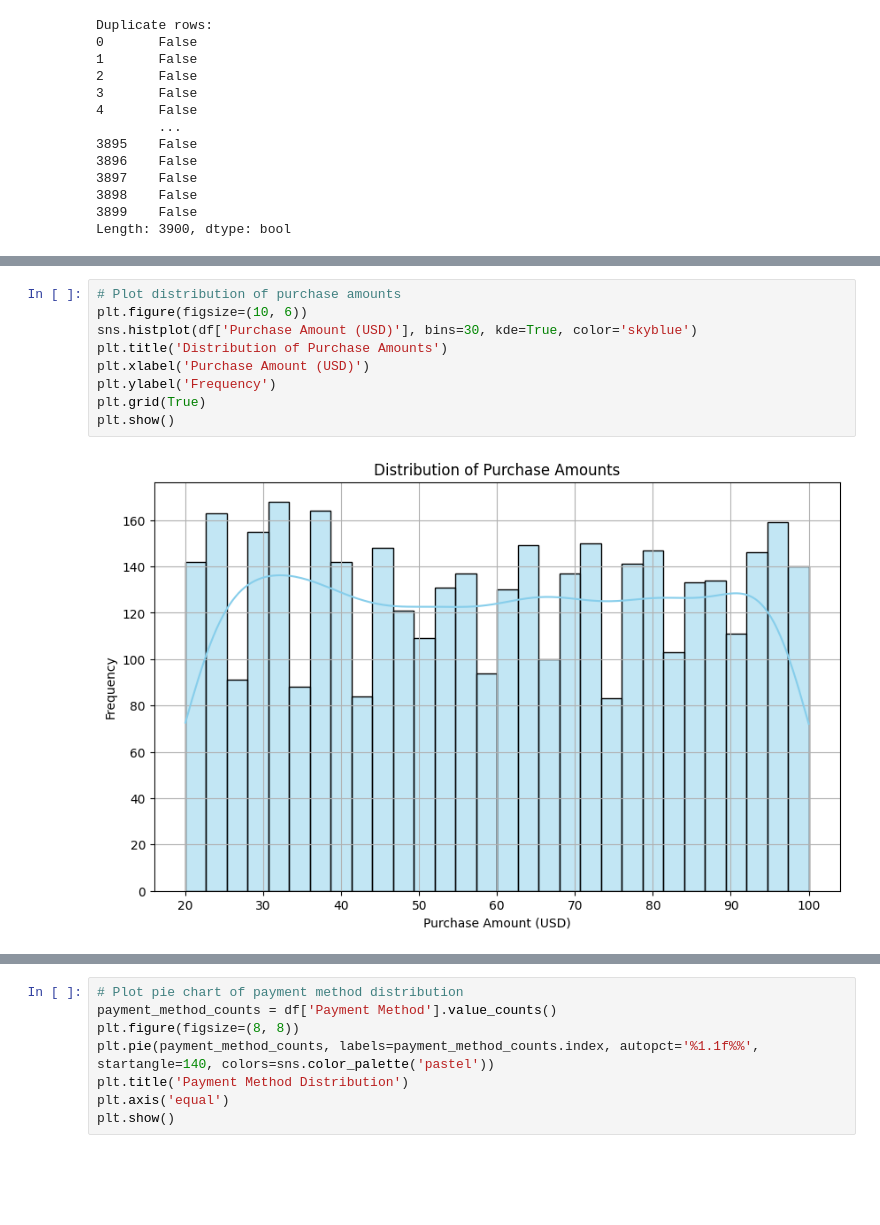
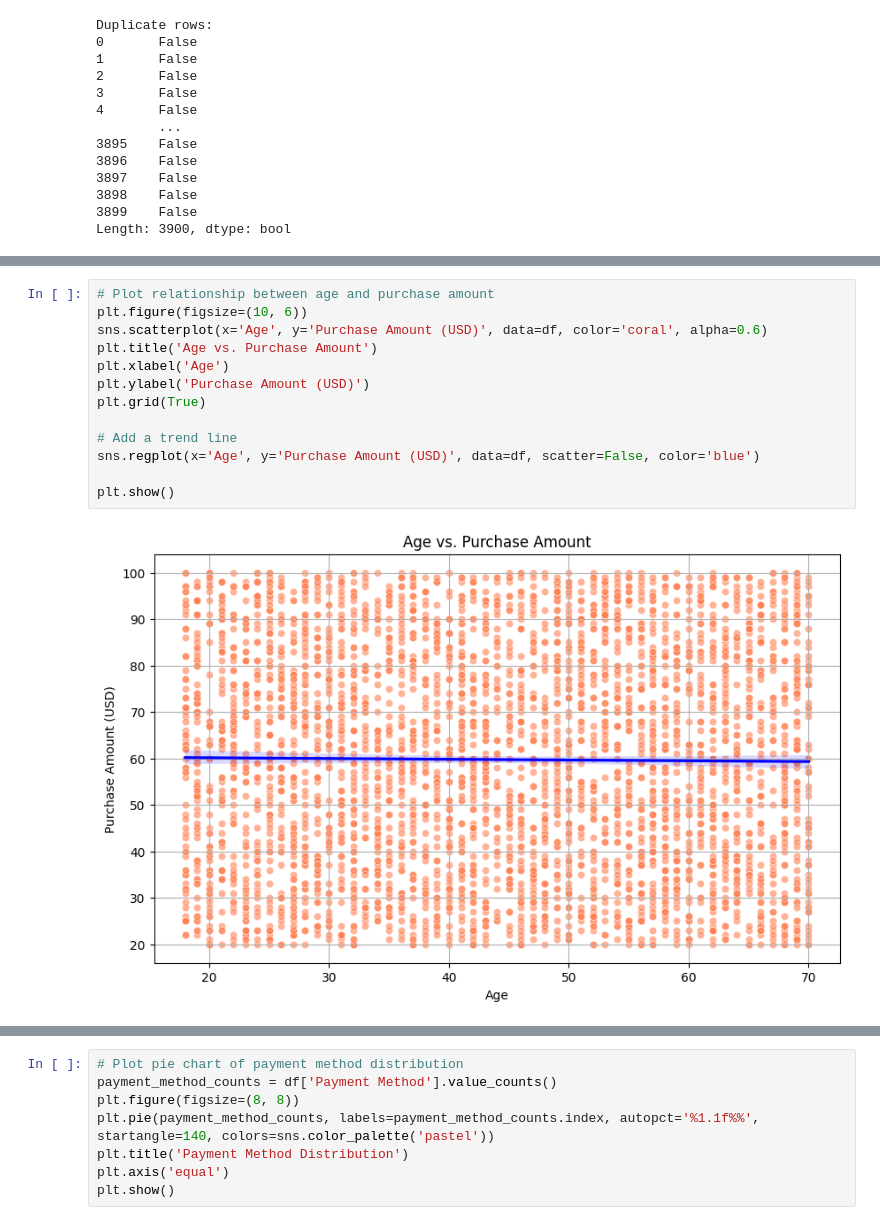
Before and after one commit to hasanahaffendy/STQD6234-DataManagement, a Jupyter notebook: P131626_Assignment1.ipynb, the cells around one changed output, grey strips where cells are left out. Saved outputs shown, nothing was run; the diff lists cells and outputs as text; blank space fills up the shorter version.

```diff
--- a/P131626_Assignment1.ipynb
+++ b/P131626_Assignment1.ipynb
@@ -99,11 +173,15 @@ Length: 3900, dtype: bool
 # %%
-# Plot distribution of purchase amounts
+# Plot relationship between age and purchase amount
 plt.figure(figsize=(10, 6))
-sns.histplot(df['Purchase Amount (USD)'], bins=30, kde=True, color='skyblue')
-plt.title('Distribution of Purchase Amounts')
-plt.xlabel('Purchase Amount (USD)')
-plt.ylabel('Frequency')
+sns.scatterplot(x='Age', y='Purchase Amount (USD)', data=df, color='coral', alpha=0.6)
+plt.title('Age vs. Purchase Amount')
+plt.xlabel('Age')
+plt.ylabel('Purchase Amount (USD)')
 plt.grid(True)
+
+# Add a trend line
+sns.regplot(x='Age', y='Purchase Amount (USD)', data=df, scatter=False, color='blue')
+
 plt.show()
 # %% [output]
-[figure, old version]
+[figure, new version]
```
Also changed, not shown: parts of 22 cells of this notebook.
